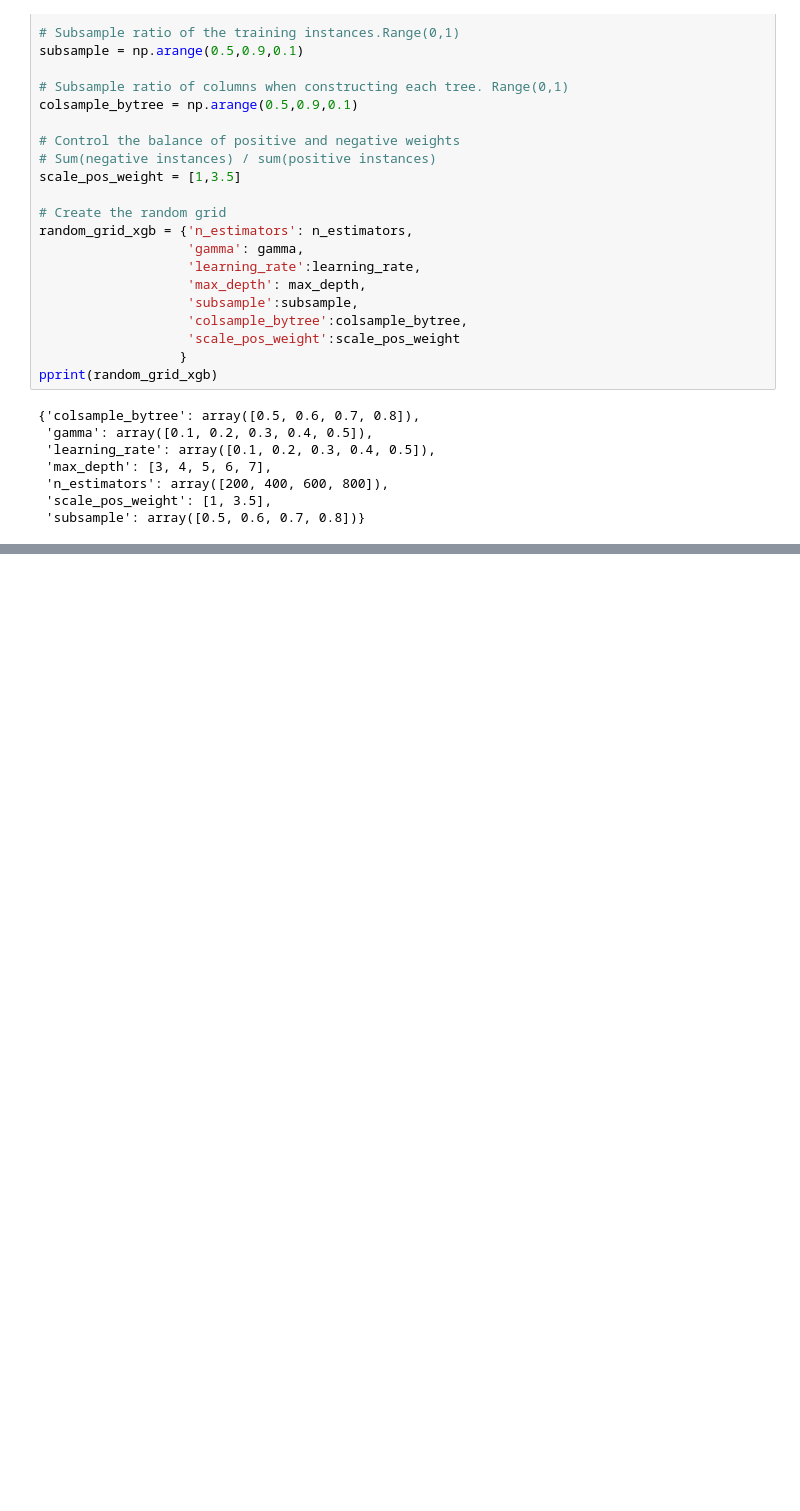
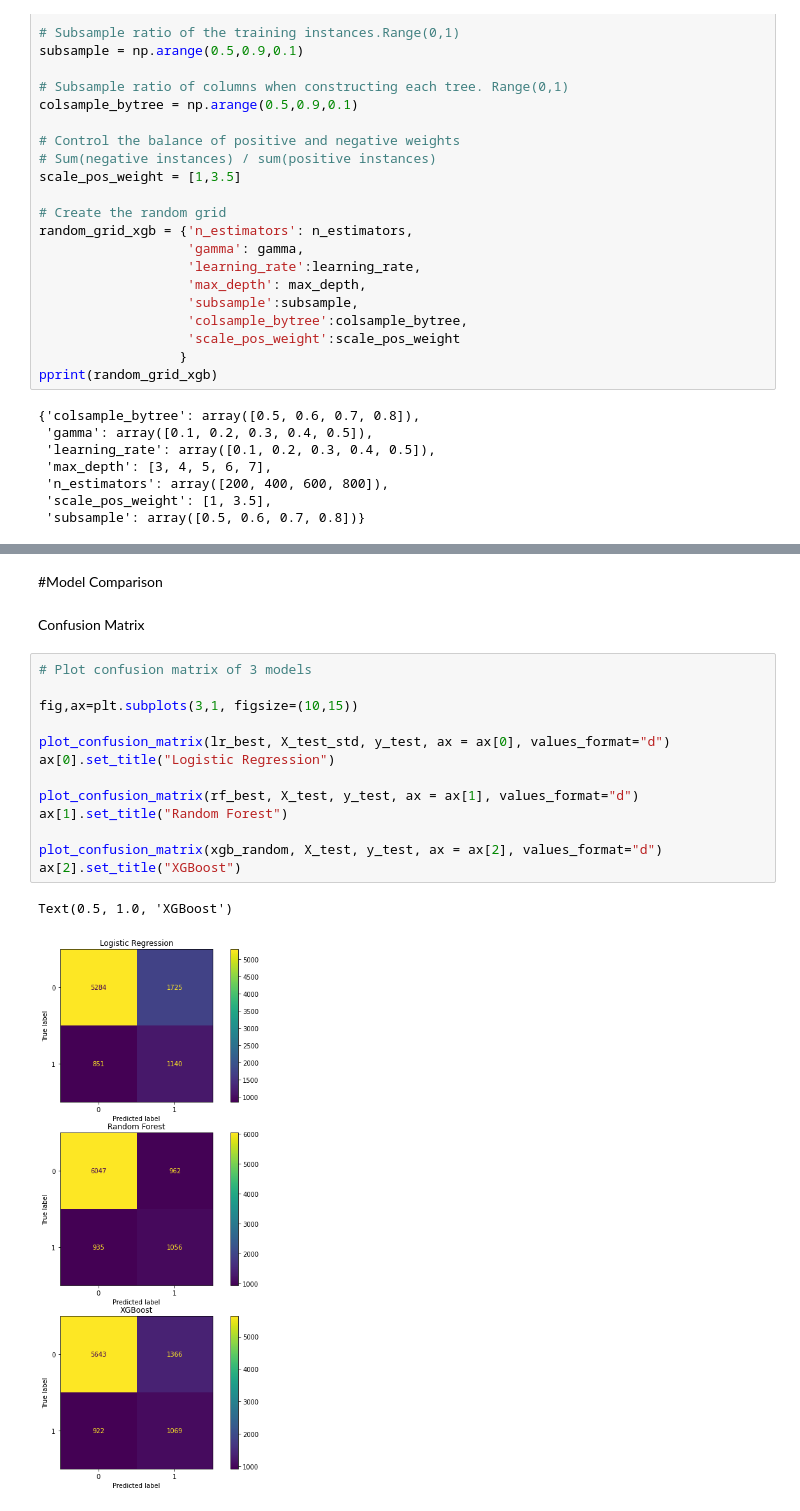
Before and after one commit to rohitrv8922/credit_card_fraud, a Jupyter notebook: RoCredit_Card_Default_Prediction_Capstone_Project.ipynb, the cells around one changed output, grey strips where cells are left out. Cells and saved outputs as stored; diff of their text form; blank space fills up the shorter version.

```diff
--- a/RoCredit_Card_Default_Prediction_Capstone_Project.ipynb
+++ b/RoCredit_Card_Default_Prediction_Capstone_Project.ipynb
@@ -1341,0 +1360,20 @@ joblib.dump(xgb_random,'xgb_random_final.pkl')
+# %% [markdown]
+#Model Comparison
+# %% [markdown]
+Confusion Matrix
+# %%
+# Plot confusion matrix of 3 models
+
+fig,ax=plt.subplots(3,1, figsize=(10,15))
+
+plot_confusion_matrix(lr_best, X_test_std, y_test, ax = ax[0], values_format="d")
+ax[0].set_title("Logistic Regression")
+
+plot_confusion_matrix(rf_best, X_test, y_test, ax = ax[1], values_format="d")
+ax[1].set_title("Random Forest")
+
+plot_confusion_matrix(xgb_random, X_test, y_test, ax = ax[2], values_format="d")
+ax[2].set_title("XGBoost")
+# %% [output]
+Text(0.5, 1.0, 'XGBoost')
+[figure, added]
```
Also changed, not shown: parts of 24 cells of this notebook.
